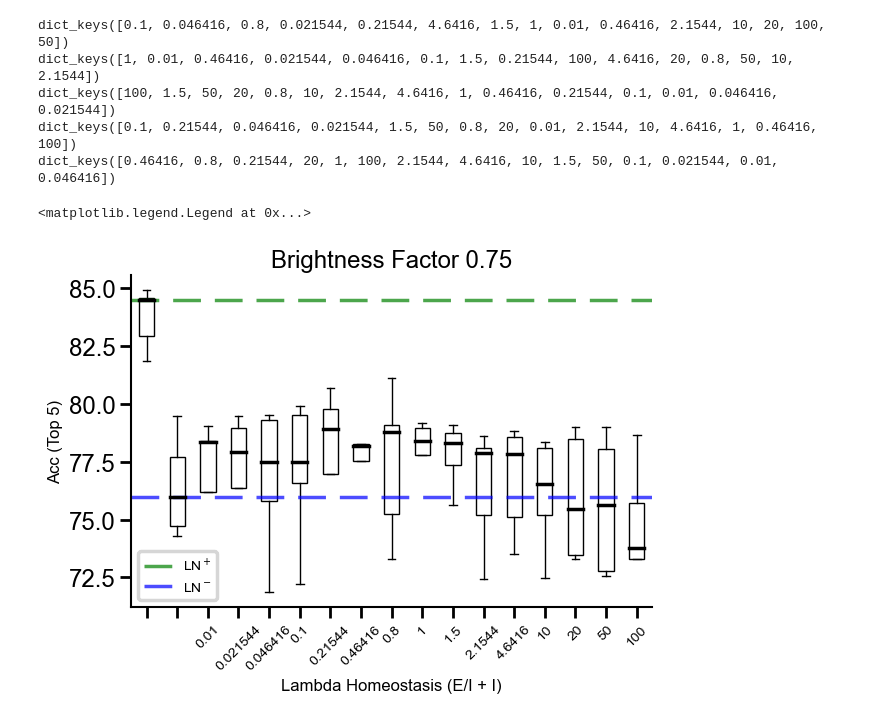
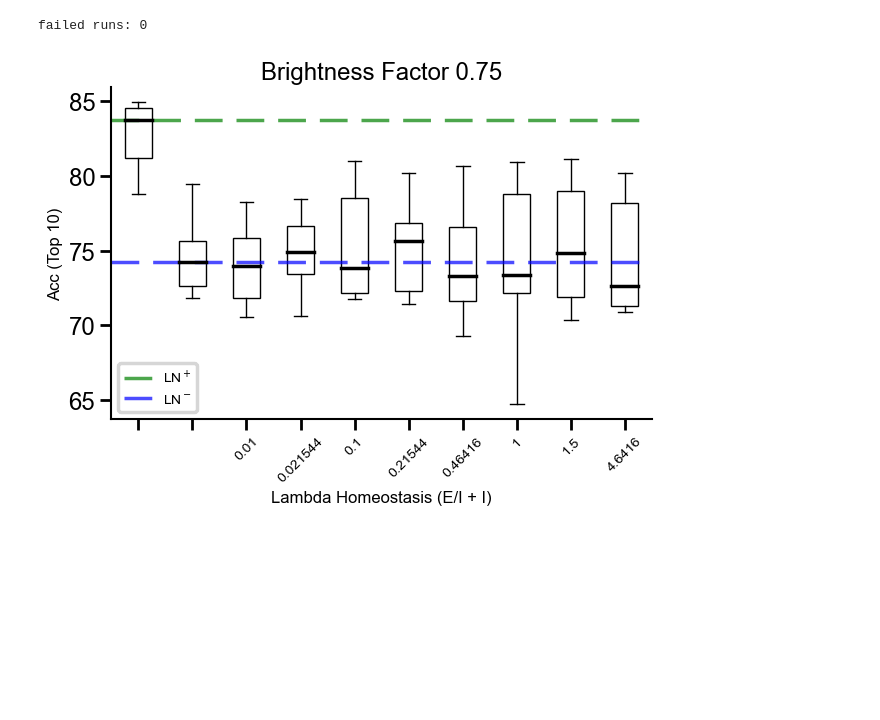
Before and after one commit to RoyHEyono/HomeostaticDANN, a Jupyter notebook: models/dense_mnist_task/notebooks/deep_dann_figures.ipynb, the cells around one changed output. Drawn from its saved outputs; the diff is of its cells as text; code cells hidden in the pictures; blank space fills up the shorter version.

Commit message:
Generated some more homeostatic figures and created batch script for annealing

```diff
--- a/models/dense_mnist_task/notebooks/deep_dann_figures.ipynb
+++ b/models/dense_mnist_task/notebooks/deep_dann_figures.ipynb
@@ -71,7 +72,9 @@ best_LN_minus = []
 
 EI_lambdas = {}
 
-top_n = 5
+top_n = 10
+
+failed_runs = 0
 
 for top in range(top_n):
     best_acc_run_ln_config = 0
@@ -88,7 +91,10 @@ for top in range(top_n):
                 best_acc_run_ln_config = rn.summary['test_acc']
 
     for rn in EI:
-        if same_config(rn.config, runs_dict["runs_vanilla_dann"][top].config, keys=['lr', 'wd', 'momentum', 'inhib_lrs']):
+        if same_config(rn.config, runs_dict["runs_vanilla_dann"][top].config, keys=['lr', 'wd', 'momentum', 'inhib_momentum', 'inhib_lrs']):
+            if rn.state == 'failed':
+                failed_runs = failed_runs + 1
+                continue
             if rn.config['lambda_homeo'] in EI_lambdas_temp.keys():
                 EI_lambdas_temp[rn.config['lambda_homeo']].append(rn.summary['test_acc'])
             else:
@@ -96,47 +102,44 @@ for top in range(top_n):
 
     best_LN_plus.append(best_acc_run_ln_config)
 
-    print(EI_lambdas_temp.keys())
-
     for ky in EI_lambdas_temp.keys():
+        if ky > 5:
+            continue
         if ky in EI_lambdas.keys():
             EI_lambdas[ky].extend(sorted(EI_lambdas_temp[ky])[-1:])
         else:
             EI_lambdas[ky] = sorted(EI_lambdas_temp[ky])[-1:]
 
 data.extend([best_LN_plus, best_LN_minus])
 
 sorted_keys = sorted(EI_lambdas.keys())
 
 for ky in sorted_keys:
-    data.append(EI_lambdas[ky][:top_n])
+    data.append(EI_lambdas[ky])
 
 
 bp = ax.boxplot(np.array(data).T, patch_artist=True, boxprops=dict(color='black', facecolor='none'), medianprops=dict(linestyle='-', linewidth=2.5, color='black'),
                         showfliers=False)
 
 DANN_BASELINE_LN_MEDIAN = bp['medians'][0].get_ydata()[0]
 DANN_BASELINE_MEDIAN = bp['medians'][1].get_ydata()[0]
 
     #elements.append(bp)
 # Create custom x-axis tick labels
 label_keys = ["",  ""]
 label_keys.extend([str(el) for el in sorted_keys])
 custom_xticks = [el for el in label_keys]
 ax.set_xticks(np.arange(1, len(custom_xticks) + 1))
 ax.set_xticklabels(custom_xticks, fontsize=10,  rotation=45)
 
 ax.set_xlabel(f'Lambda Homeostasis (E/I + I)')
 ax.set_ylabel(f'Acc (Top {top_n})')
 ax.set_title(f'Brightness Factor {bright_factor}')
 plt.axhline(y=DANN_BASELINE_LN_MEDIAN, color='green', linestyle='--', alpha=0.7, label='LN$^+$')
 plt.axhline(y=DANN_BASELINE_MEDIAN, color='blue', linestyle='--', alpha=0.7, label='LN$^-$')
 plt.legend(loc='best', fontsize="10")
+
+print(f'failed runs: {failed_runs}')
 # %% [output]
-dict_keys([0.1, 0.046416, 0.8, 0.021544, 0.21544, 4.6416, 1.5, 1, 0.01, 0.46416, 2.1544, 10, 20, 100, 50])
-dict_keys([1, 0.01, 0.46416, 0.021544, 0.046416, 0.1, 1.5, 0.21544, 100, 4.6416, 20, 0.8, 50, 10, 2.1544])
-dict_keys([100, 1.5, 50, 20, 0.8, 10, 2.1544, 4.6416, 1, 0.46416, 0.21544, 0.1, 0.01, 0.046416, 0.021544])
-dict_keys([0.1, 0.21544, 0.046416, 0.021544, 1.5, 50, 0.8, 20, 0.01, 2.1544, 10, 4.6416, 1, 0.46416, 100])
-dict_keys([0.46416, 0.8, 0.21544, 20, 1, 100, 2.1544, 4.6416, 10, 1.5, 50, 0.1, 0.021544, 0.01, 0.046416])
+failed runs: 0
-<matplotlib.legend.Legend at 0x...>
-[figure, old version]
+[figure, new version]
```
Also changed, not shown: parts of 2 cells of this notebook, 1 other file.
